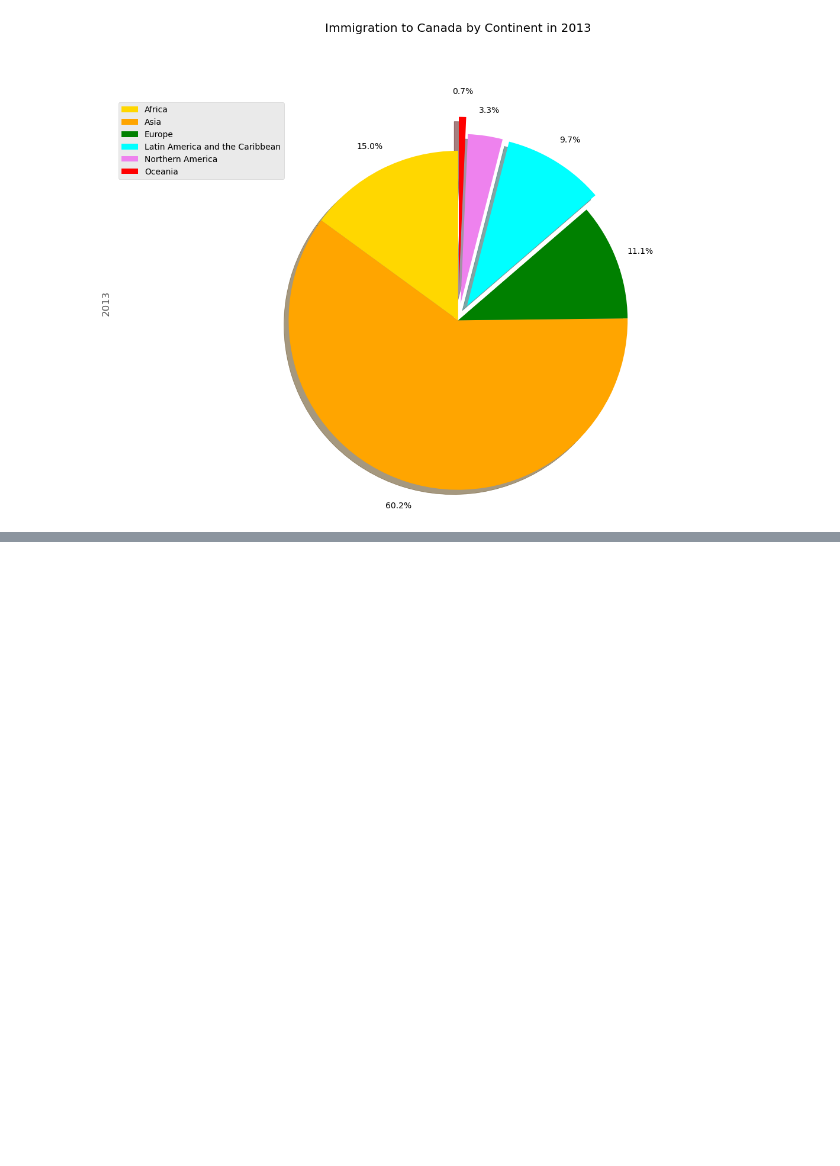
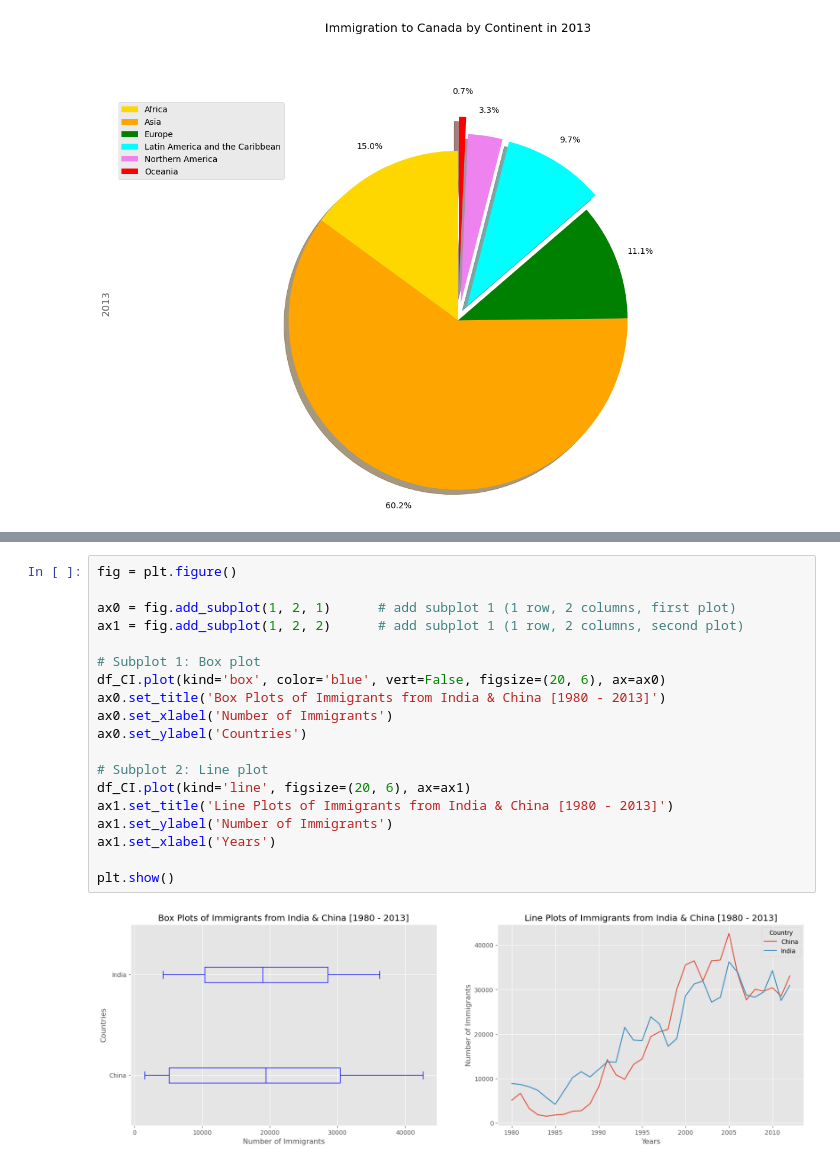
Before and after one commit to DUY2602/IBM-Data-Science, a Jupyter notebook: 8. Data Visualization with Python/Basic & Specialized Visualization tools/pie_chart_box_scatter_bubble_plot.ipynb, the cells around one changed output, grey strips where cells are left out. Drawn from its saved outputs; the diff is of its cells as text; blank space fills up the shorter version.

```diff
--- a/8. Data Visualization with Python/Basic & Specialized Visualization tools/pie_chart_box_scatter_bubble_plot.ipynb
+++ b/8. Data Visualization with Python/Basic & Specialized Visualization tools/pie_chart_box_scatter_bubble_plot.ipynb
@@ -194,0 +328,21 @@ plt.show()
+# %%
+fig = plt.figure()
+
+ax0 = fig.add_subplot(1, 2, 1)      # add subplot 1 (1 row, 2 columns, first plot)
+ax1 = fig.add_subplot(1, 2, 2)      # add subplot 1 (1 row, 2 columns, second plot)
+
+# Subplot 1: Box plot
+df_CI.plot(kind='box', color='blue', vert=False, figsize=(20, 6), ax=ax0)
+ax0.set_title('Box Plots of Immigrants from India & China [1980 - 2013]')
+ax0.set_xlabel('Number of Immigrants')
+ax0.set_ylabel('Countries')
+
+# Subplot 2: Line plot
+df_CI.plot(kind='line', figsize=(20, 6), ax=ax1)
+ax1.set_title('Line Plots of Immigrants from India & China [1980 - 2013]')
+ax1.set_ylabel('Number of Immigrants')
+ax1.set_xlabel('Years')
+
+plt.show()
+# %% [output]
+[figure, added]
```
Also changed, not shown: parts of 35 cells of this notebook.
